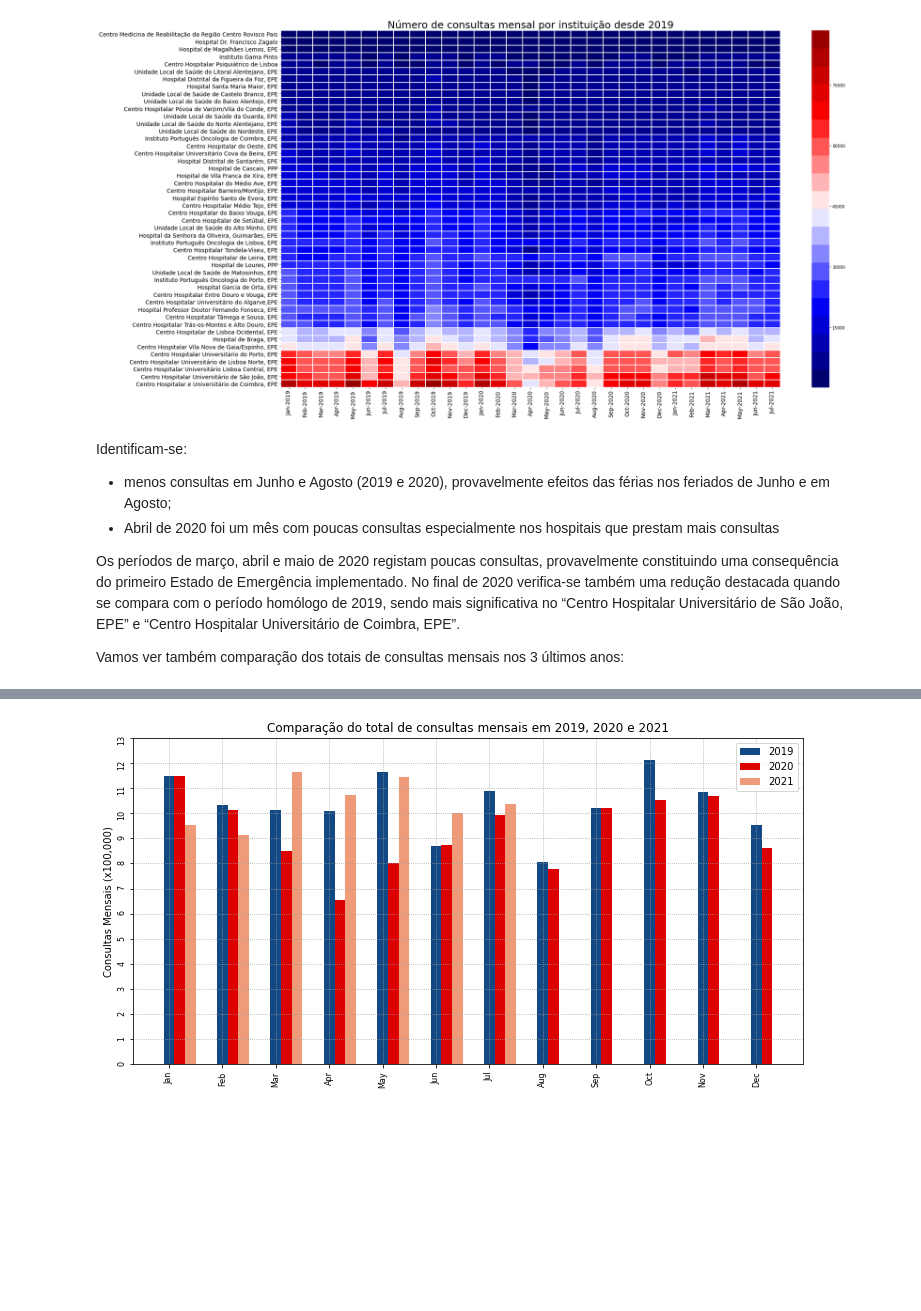
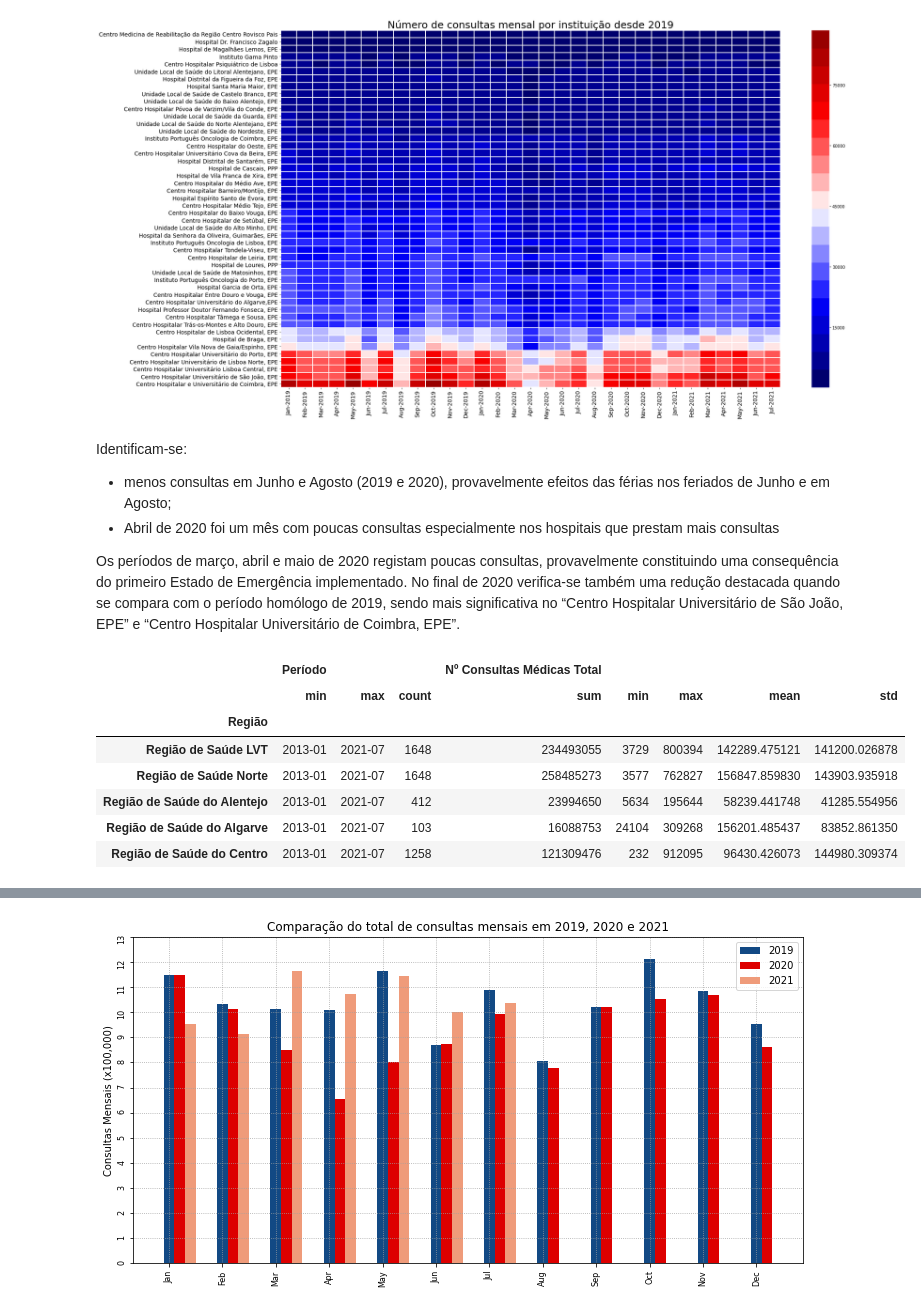
Before and after one commit to zevarela/dssg, a Jupyter notebook: Tutorial_SNS_2021-09.ipynb, the cells around one changed output, grey strips where cells are left out. Saved outputs shown, nothing was run; the diff lists cells and outputs as text; code cells hidden in the pictures; blank space fills up the shorter version.

```diff
--- a/Tutorial_SNS_2021-09.ipynb
+++ b/Tutorial_SNS_2021-09.ipynb
@@ -448,6 +473,16 @@ Identificam-se:
 * Abril de 2020 foi um mês com poucas consultas especialmente nos hospitais que prestam mais consultas
 
 Os períodos de março, abril e maio de 2020 registam poucas consultas, provavelmente constituindo uma consequência do primeiro Estado de Emergência implementado. No final de 2020 verifica-se também uma redução destacada quando se compara com o período homólogo de 2019, sendo mais significativa no “Centro Hospitalar Universitário de São João, EPE” e “Centro Hospitalar Universitário de Coimbra, EPE”.
-
-
-Vamos ver também comparação dos totais de consultas mensais nos 3 últimos anos:
+# %%
+df_grouped_r = df_hosp.groupby(['Região']).agg({'Período' : ['min', 'max', 'count'],
+                                               'Nº Consultas Médicas Total':['sum', 'min', 'max', 'mean','std']}).copy()
+df_grouped_r
+# %% [output]
+|  | Período |  |  | Nº Consultas Médicas Total |  |  |  |  |
+|  | min | max | count | sum | min | max | mean | std |
+| Região |  |  |  |  |  |  |  |  |
+| Região de Saúde LVT | 2013-01 | 2021-07 | 1648 | 234493055 | 3729 | 800394 | 142289.475121 | 141200.026878 |
+| Região de Saúde Norte | 2013-01 | 2021-07 | 1648 | 258485273 | 3577 | 762827 | 156847.859830 | 143903.935918 |
+| Região de Saúde do Alentejo | 2013-01 | 2021-07 | 412 | 23994650 | 5634 | 195644 | 58239.441748 | 41285.554956 |
+| Região de Saúde do Algarve | 2013-01 | 2021-07 | 103 | 16088753 | 24104 | 309268 | 156201.485437 | 83852.861350 |
+| Região de Saúde do Centro | 2013-01 | 2021-07 | 1258 | 121309476 | 232 | 912095 | 96430.426073 | 144980.309374 |
```
Also changed, not shown: parts of 32 cells of this notebook.
